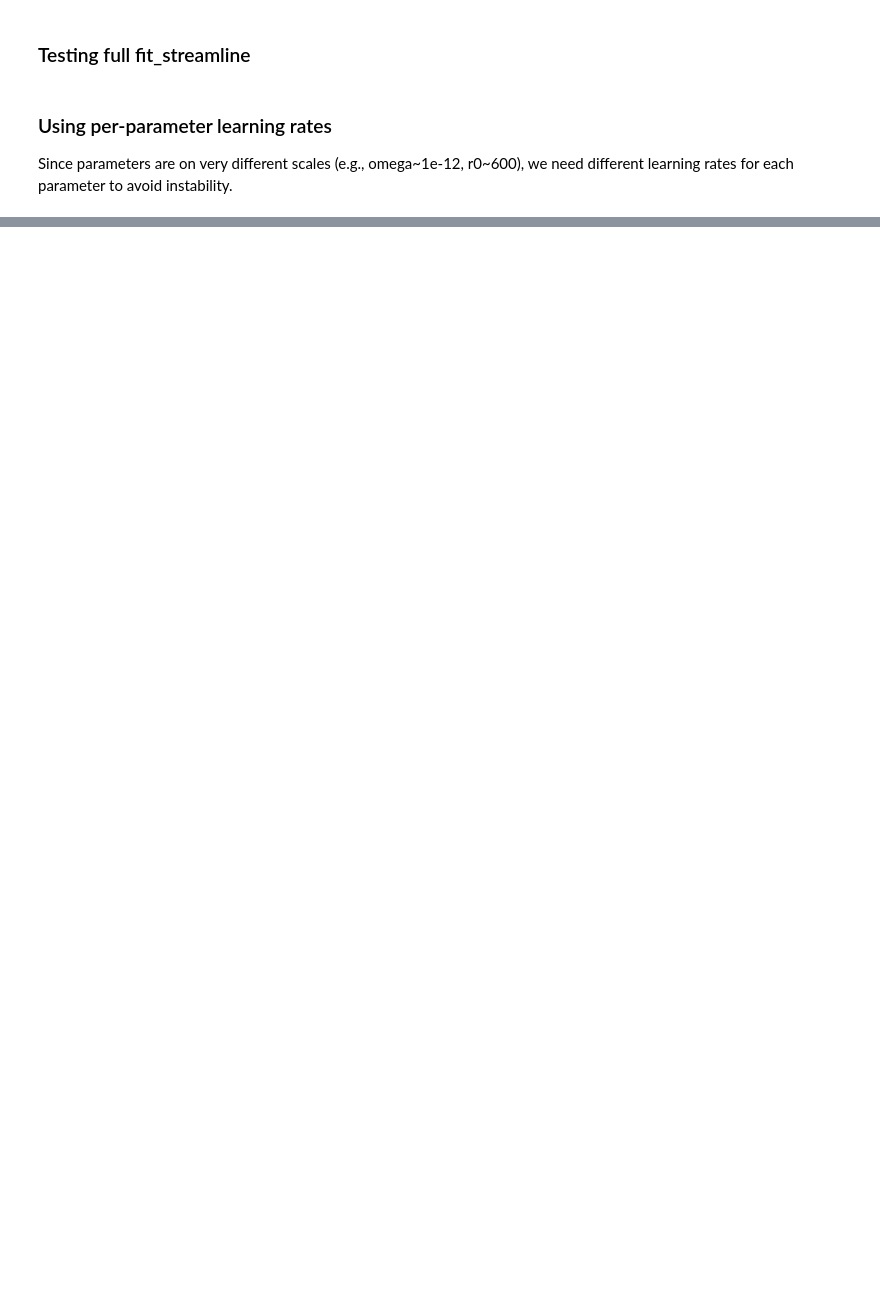
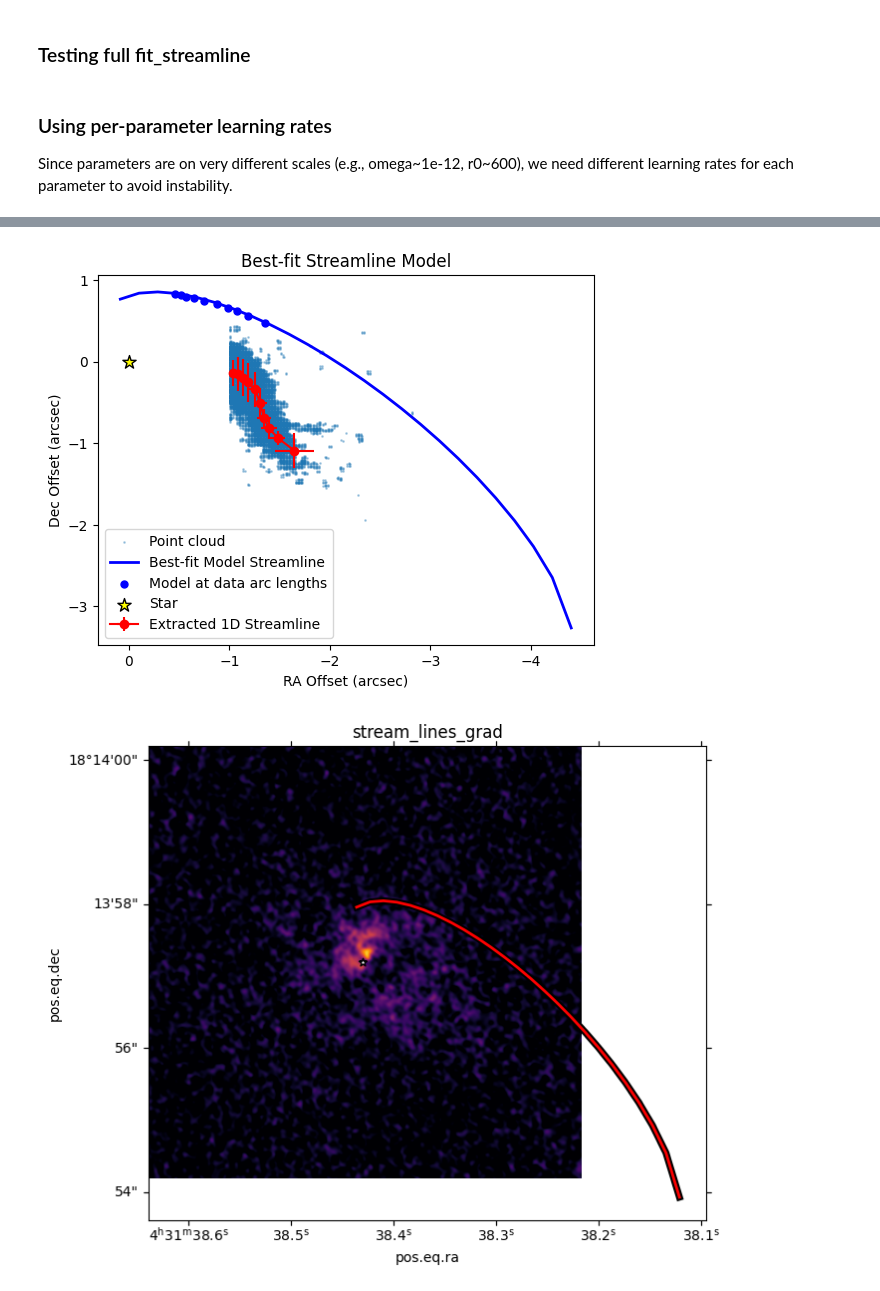
Before and after one commit to Lauren4476/velocity_tools, a Jupyter notebook: test_streamfit.ipynb, the cells around one changed output, grey strips where cells are left out. Cells and saved outputs as stored; diff of their text form; code cells hidden in the pictures; blank space fills up the shorter version.

```diff
--- a/test_streamfit.ipynb
+++ b/test_streamfit.ipynb
@@ -463,28 +462,49 @@ ValueError: Centrifugal radius is larger than start of streamline
 # %%
 # Final model with best-fit parameters
 ra_best, dec_best, v_best = gradient_descent.forward_model(best_opt_params, fixed_params, distance)
 # remove NaN values (due to rmin) from model
 not_nan = ~jnp.isnan(ra_best) & ~jnp.isnan(dec_best) & ~jnp.isnan(v_best)
 ra_best = ra_best[not_nan]
 dec_best = dec_best[not_nan]
 v_best = v_best[not_nan]
 # plot it on top of the data
 plt.scatter(pc_coords[0], pc_coords[1], s=1, alpha=0.3, label='Point cloud')
 # plot the extracted 1D data streamline with error bars
 plt.errorbar(ra_data, dec_data, xerr=ra_sigma, yerr=dec_sigma, fmt='o-', label='Extracted 1D Streamline', color='red')
 # plot the best-fit model streamline
 plt.plot(ra_best, dec_best, color='blue', linewidth=2, label='Best-fit Model Streamline')
 # get the model positions at data arc length points
 ra_best_interp, dec_best_interp, v_best_interp, valid = gradient_descent.match_model_to_data_curve(
     ra_best, dec_best, v_best, ra_data, dec_data)
 # plot the model posiitons at data arc length points
 plt.scatter(ra_best_interp, dec_best_interp, s=25, label='Model at data arc lengths', color='blue', zorder=5)
 # plot the star
 plt.scatter(0, 0, marker='*', s=100, color='yellow', edgecolor='black', label='Star', zorder=10)
 plt.xlabel('RA Offset (arcsec)')
 plt.ylabel('Dec Offset (arcsec)')
 # invert x axis to match RA offset direction
 plt.gca().invert_xaxis()
 plt.legend()
 plt.title('Best-fit Streamline Model')
 plt.show()
+
+
+# plot the best model on the moment 0 map
+# importatant to convert to numpy float64 when creating SkyCoord from JAX arrays
+ra_best = np.array(ra_best, dtype='float64') * u.arcsec
+dec_best = np.array(dec_best, dtype='float64') * u.arcsec
+best_stream = SkyCoord(ra_best, dec_best, frame=hltau_ref).transform_to(FK5)
+
+fig = plt.figure(figsize=(14, 6))
+ax = WCSAxes(fig, [0.52, 0.1, 0.4, 0.8], wcs=wcs_TdV.celestial)
+fig.add_axes(ax)
+im2 = ax.imshow(hdu.data, cmap='inferno', vmin=0, vmax=160.e-3)
+ax.scatter(hltau_c.ra, hltau_c.dec, marker='*', transform=ax.get_transform('world'),
+    facecolor='white', edgecolor='black')
+ax.plot(best_stream.ra, best_stream.dec, color='black', transform=ax.get_transform('world'), linewidth=5)
+ax.plot(best_stream.ra, best_stream.dec, color='red', transform=ax.get_transform('world'), linewidth=2)
+ax.set_title('stream_lines_grad')
+plt.show()
+# %% [output]
+[figure, added]
+[figure, added]
```
Also changed, not shown: parts of 7 cells of this notebook, 2 other files.
